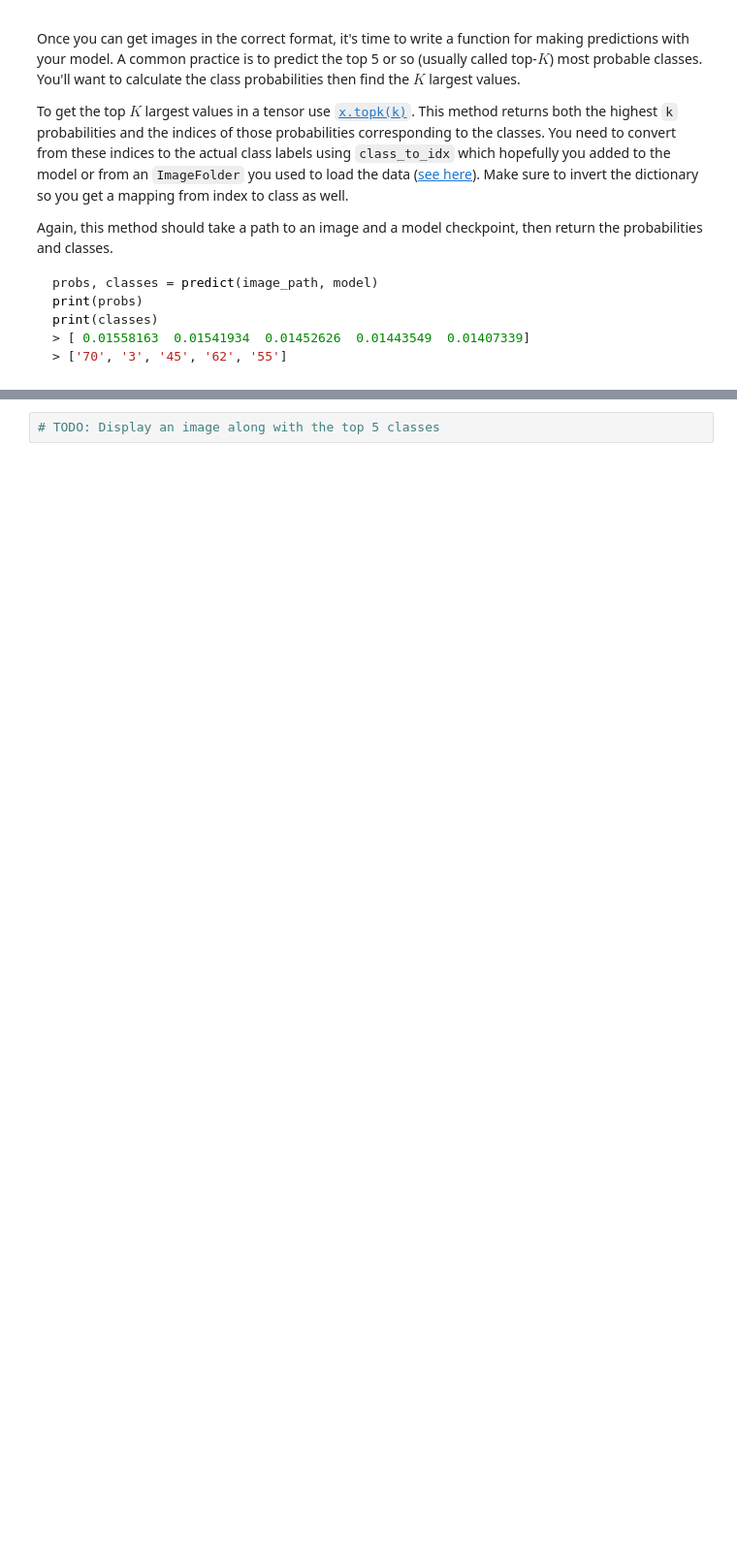
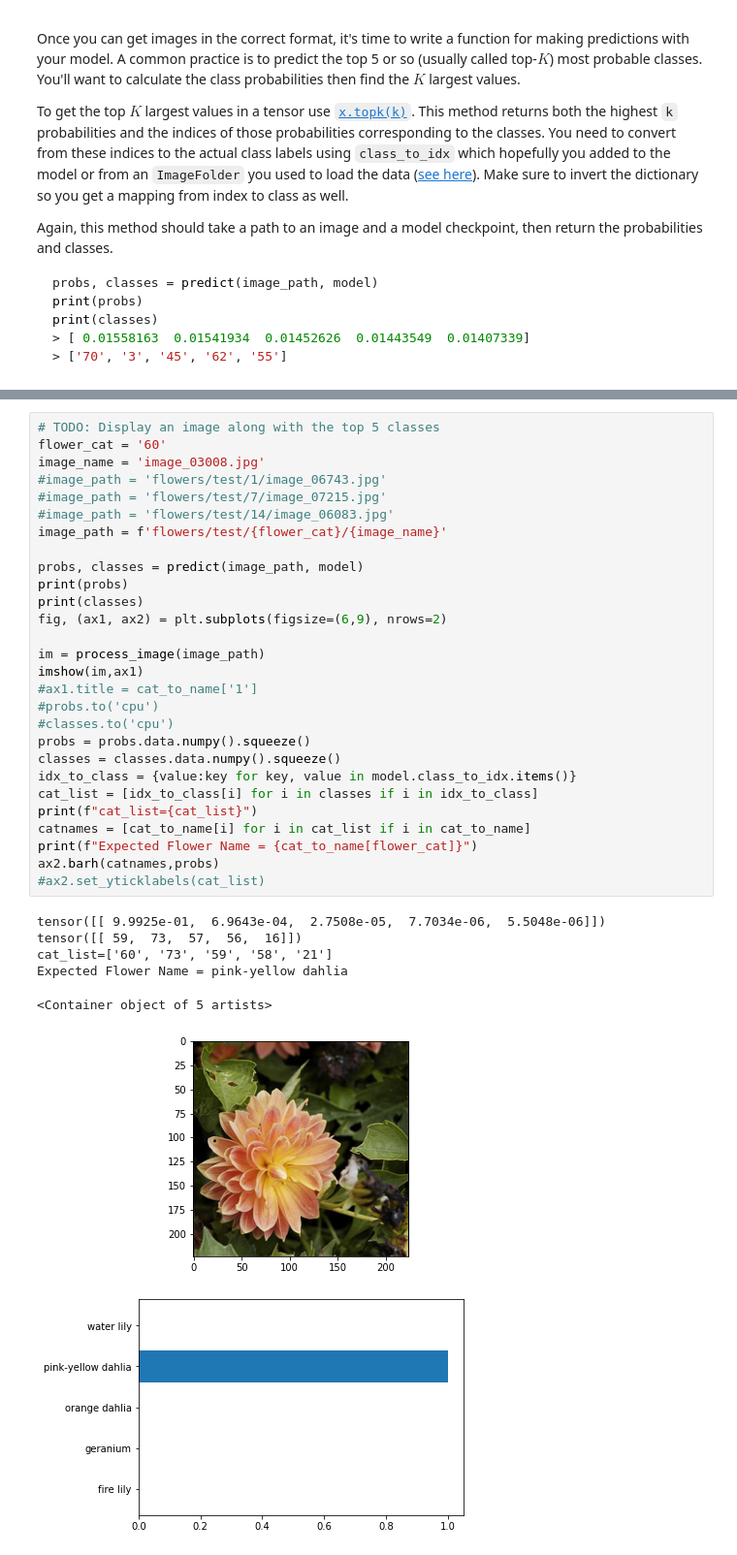
Before and after one commit to vtheagarajan/Udacity_AI_Python_Project2, a Jupyter notebook: Udacity/ImageClassifier/Image Classifier Project.ipynb, the cells around one changed output, grey strips where cells are left out. Shown at 97% size. Drawn from its saved outputs; the diff is of its cells as text; blank space fills up the shorter version.

```diff
--- a/Udacity/ImageClassifier/Image Classifier Project.ipynb
+++ b/Udacity/ImageClassifier/Image Classifier Project.ipynb
@@ -421,5 +504,38 @@ Now that you can use a trained model for predictions, check to make sure it make
 <img src='assets/inference_example.png' width=300px>
 
 You can convert from the class integer encoding to actual flower names with the `cat_to_name.json` file (should have been loaded earlier in the notebook). To show a PyTorch tensor as an image, use the `imshow` function defined above.
-# %%
-# TODO: Display an image along with the top 5 classes
+# %%
+# TODO: Display an image along with the top 5 classes
+flower_cat = '60'
+image_name = 'image_03008.jpg'
+#image_path = 'flowers/test/1/image_06743.jpg'
+#image_path = 'flowers/test/7/image_07215.jpg'
+#image_path = 'flowers/test/14/image_06083.jpg'
+image_path = f'flowers/test/{flower_cat}/{image_name}'
+
+probs, classes = predict(image_path, model)
+print(probs)
+print(classes)
+fig, (ax1, ax2) = plt.subplots(figsize=(6,9), nrows=2)
+
+im = process_image(image_path)
+imshow(im,ax1)
+#ax1.title = cat_to_name['1']
+#probs.to('cpu')
+#classes.to('cpu')
+probs = probs.data.numpy().squeeze()
+classes = classes.data.numpy().squeeze()
+idx_to_class = {value:key for key, value in model.class_to_idx.items()}
+cat_list = [idx_to_class[i] for i in classes if i in idx_to_class]
+print(f"cat_list={cat_list}")
+catnames = [cat_to_name[i] for i in cat_list if i in cat_to_name]
+print(f"Expected Flower Name = {cat_to_name[flower_cat]}")
+ax2.barh(catnames,probs)
+#ax2.set_yticklabels(cat_list)
+# %% [output]
+tensor([[ 9.9925e-01,  6.9643e-04,  2.7508e-05,  7.7034e-06,  5.5048e-06]])
+tensor([[ 59,  73,  57,  56,  16]])
+cat_list=['60', '73', '59', '58', '21']
+Expected Flower Name = pink-yellow dahlia
+<Container object of 5 artists>
+[figure, added]
```
Also changed, not shown: parts of 17 cells of this notebook, 4 other files.
